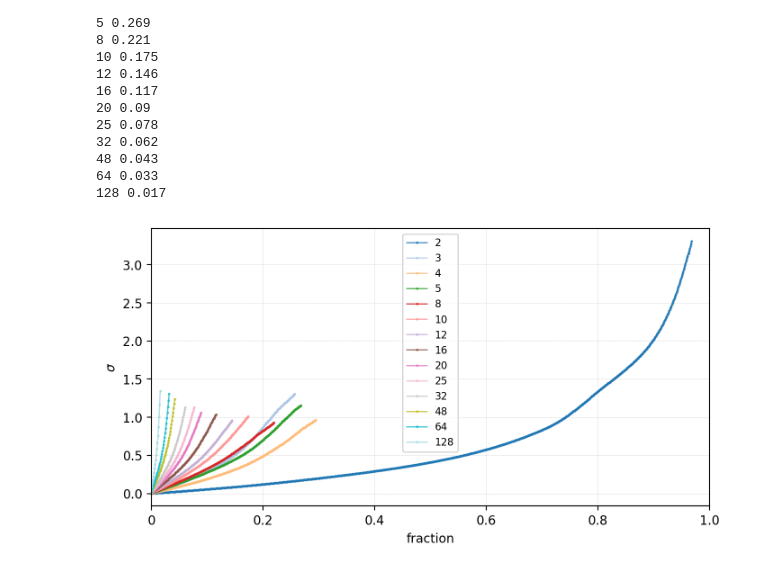
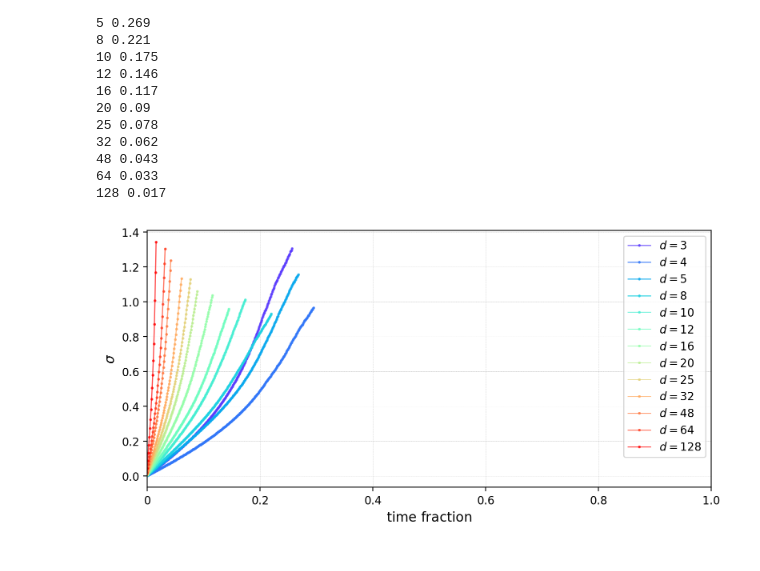
Before and after one commit to silkemaes/MACE, a Jupyter notebook: latentdyn/latent_dynamics.ipynb, the cells around one changed output. Saved outputs shown, nothing was run; the diff lists cells and outputs as text; code cells hidden in the pictures.

Commit message:
plots for paper

```diff
--- a/latentdyn/latent_dynamics.ipynb
+++ b/latentdyn/latent_dynamics.ipynb
@@ -18,10 +18,10 @@ from natsort                import natsorted
 from tqdm   import tqdm
 from time   import time
 
-from matplotlib          import rcParams
+from matplotlib             import rcParams, rc
 rcParams.update({'figure.dpi': 200})
-mpl.rcParams.update({'font.size': 10})
-# plt.rcParams['figure.dpi'] = 100
+# rc('font', family='serif')
+# rc('text', usetex=True)
 # %% [markdown]
 ### Functions
 # %%
@@ -225,9 +226,9 @@ def dynamics_test(n_latent, n_batch,lim, dt,atol, rtol, cutoff,DEVICE, plot = Fa
 cuda   = False
 DEVICE = torch.device("cuda" if cuda else "cpu")
 
-n_latents = [2, 3, 4, 5, 8, 10, 12, 16, 20, 25, 32, 48, 64, 128]
-# n_latents = [10]
-n_batch  = 10000
+# n_latents = [2, 3, 4, 5, 8, 10, 12, 16, 20, 25, 32, 48, 64, 128]
+n_latents = [16]
+n_batch  = 1000
 dt = 1.e-3
 cutoff = 0.95
 
@@ -243,7 +244,7 @@ lim = 10
 # i = 2
 stds = list()
 for i in range(len(n_latents)):
-    std = dynamics_test(n_latents[i], n_batch,lim, dt, atol, rtol, cutoff, DEVICE, plot = False)
+    std = dynamics_test(n_latents[i], n_batch,lim, dt, atol, rtol, cutoff, DEVICE, plot = True)
     print('\nlen std',len(std)*dt)
     stds.append(std)
 # %% [output]
@@ -345,6 +295,11 @@ files.remove('latent_dynamics.ipynb')
 files.remove('first_try')
 files.remove('second_try')
 files.remove('latent_dyn_tests.py')
+files.remove('sigma_dyntest_8.png')
+files.remove('z_dyntest.png')
+files.remove('z_dyntest_d8.png')
+files.remove('z_dyntest_d16.png')
+files.remove('all_dyntests.png')
 files = natsorted(files)
 
 latent_dyn = dict()
@@ -390,24 +345,31 @@ for key in latent_dyn.keys():
 64 0.033
 128 0.017
 # %%
-colors = mpl.cm.tab20(np.linspace(0, 1, len(n_latents)))
+colors = mpl.cm.rainbow(np.linspace(0, 1, len(n_latents)))
 
 fig, ax1 = plt.subplots(figsize=(8,4))
 
-a = 0.8
-
+a = 0.7
+fs = 12
 
 for i, key in enumerate(latent_dyn):
-    ax1.plot(latent_dyn[key], '-x', lw = 1, markersize = 1.5, color = colors[i], label = n_latents[i], alpha = a)
+    # print(str(n_latents[i]))
+    # print(i)
+    if i != 0  :
+        ax1.plot(latent_dyn[key], ls='-',marker = '.', lw = 1, markersize = 3, color = colors[i], label = '$d=$'+str(n_latents[i]), alpha = a)
 
 ax1.grid(True, which='both',linestyle = '--', linewidth = 0.2)
 ax1.set_xlim([0,1000]) # type: ignore
 ax1.set_xticklabels([0,0.2,0.4,0.6,0.8,1.0])
-ax1.set_ylabel('$\\sigma$')
-ax1.set_xlabel('fraction')
-plt.legend(fontsize = 8)
+ax1.set_ylabel('$\\sigma$', fontsize = fs)
+ax1.set_xlabel('${\\rm time\ fraction}$', fontsize = fs)
+ax1.legend(fontsize = 10, loc = 'upper right')
+
+fig.tight_layout()
+
+plt.savefig('all_dyntests.png')
 
 
 plt.show()
 # %% [output]
-[figure, old version]
+[figure, new version]
```
Also changed, not shown: parts of 2 cells of this notebook, 11 other files.
